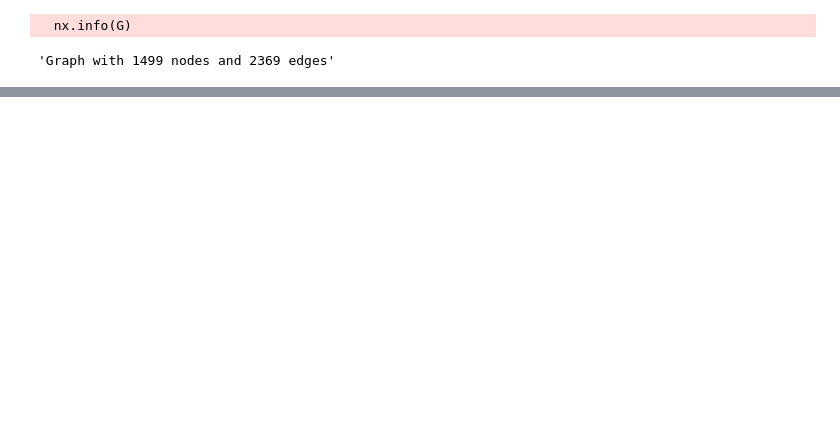
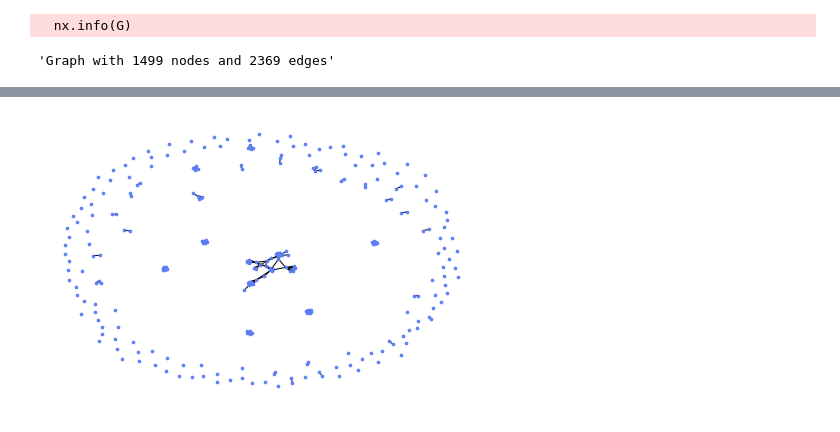
Before and after one commit to isabellamarasco/SNA_project, a Jupyter notebook: analisys.ipynb, the cells around one changed output, grey strips where cells are left out. Cells and saved outputs as stored; diff of their text form; code cells hidden in the pictures; blank space fills up the shorter version.

```diff
--- a/analisys.ipynb
+++ b/analisys.ipynb
@@ -73,3 +66,9 @@ nx.info(G)
 # %% [output]
   nx.info(G)
 'Graph with 1499 nodes and 2369 edges'
+# %%
+# create a subgraph with only 'repository' and 'user' nodes
+subgraph_nodes = [n for n in G.nodes if n.startswith(('u', 'r'))]
+# create edges between users and repositories
+user_repo_edges = [(u, v) for (v, u) in G.edges if u.startswith('u_') and v.startswith('r_')]
+subgraph_ru = G.subgraph(subgraph_nodes)
@@ -120,0 +198,5 @@ nx.draw_networkx_labels(languages_subgraph, pos, labels, font_size=10)
+# %%
+pos = nx.spring_layout(subgraph)
+nx.draw(subgraph, pos, node_size=7,node_color='#5D7EF5')
+# %% [output]
+[figure, added]
```
Also changed, not shown: parts of 16 cells of this notebook, 1 other file.
